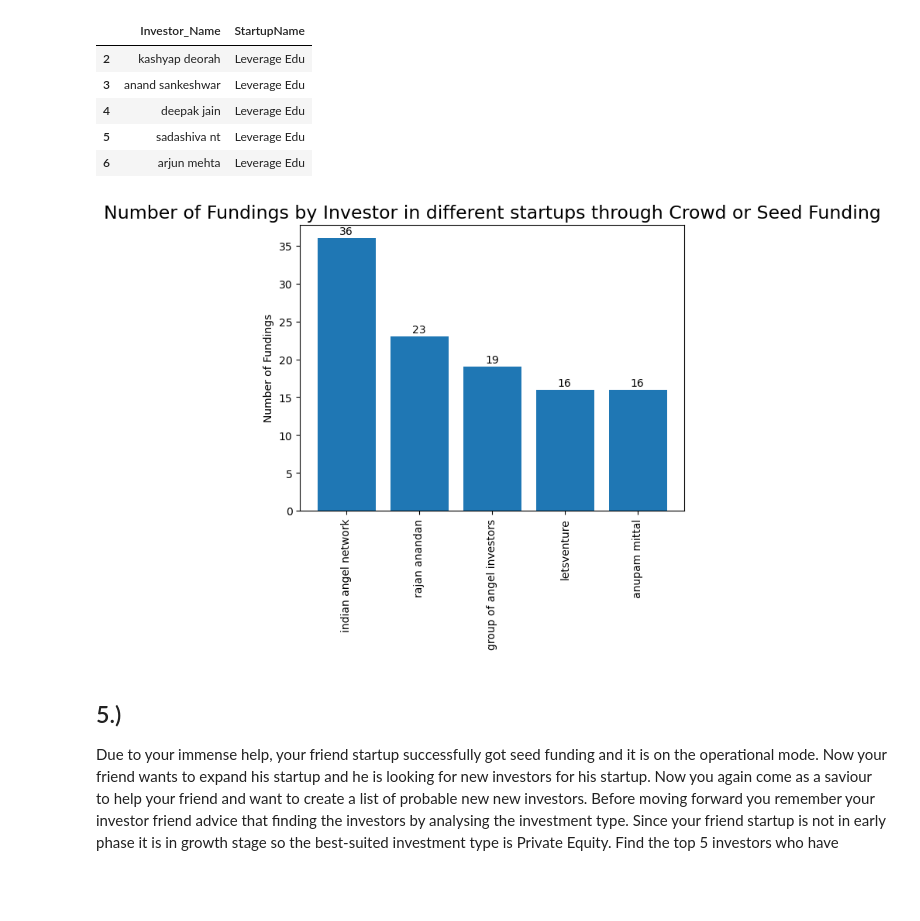
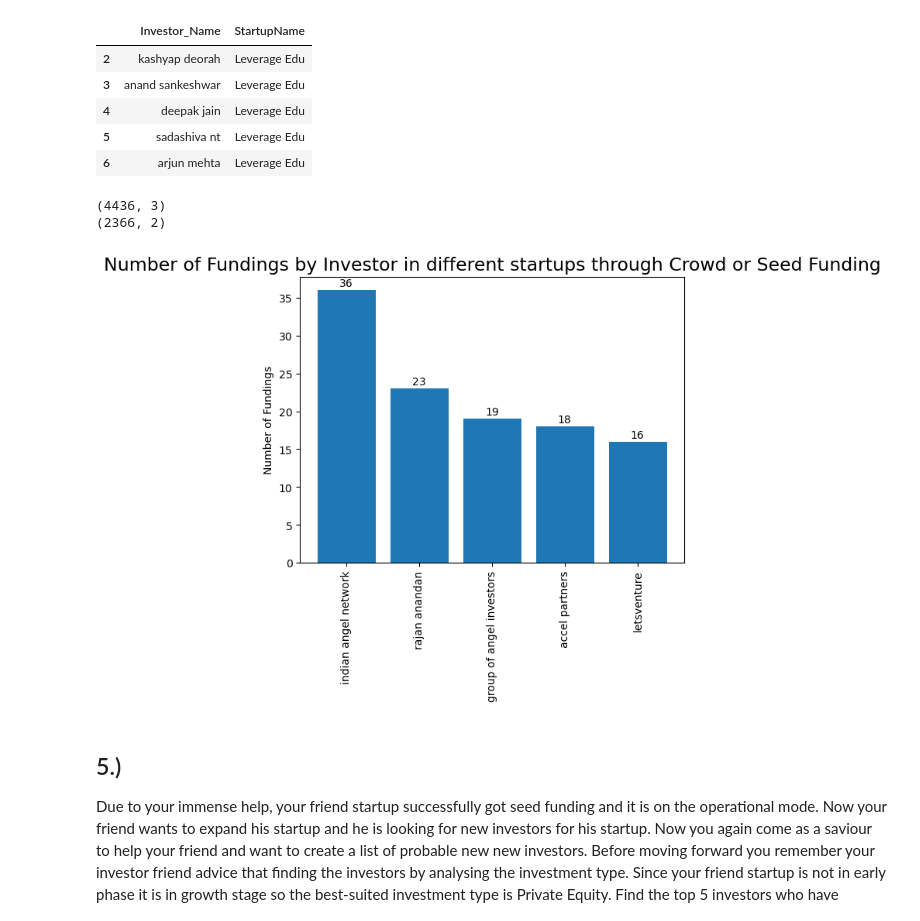
Before and after one commit to amithreddy93/Selenium_Project, a Jupyter notebook: Project - Case Study (Part - II).ipynb, the cells around one changed output. Saved outputs shown, nothing was run; the diff lists cells and outputs as text; code cells hidden in the pictures; blank space fills up the shorter version.

```diff
--- a/Project - Case Study (Part - II).ipynb
+++ b/Project - Case Study (Part - II).ipynb
@@ -291,25 +361,39 @@ plt.show()
 ## 4.)
 Even after putting so much effort in finding the probable investors, it didn't turn out to be helpful for your friend. So you went to your investor friend to understand the situation better and your investor friend explained to you about the different Investment Types and their features. This new information will be helpful in finding the right investor. Since your friend startup is at an early stage startup, the best-suited investment type would be - Seed Funding and Crowdfunding. Find the top 5 investors who have invested in a different number of startups and their investment type is Crowdfunding or Seed Funding. Correct spelling of investment types are - "Private Equity", "Seed Funding", "Debt Funding", and "Crowd Funding". Keep an eye for any spelling mistake. You can find this by printing unique values from this column. There are many errors in startup names. Ignore correcting all, just handle the important ones - Ola, Flipkart, Oyo and Paytm.
 # %%
+# Rename certain values in the 'InvestmentType' column
 df_new['InvestmentType'].replace("PrivateEquity","Private Equity",inplace=True)
 df_new['InvestmentType'].replace("SeedFunding","Seed Funding",inplace=True)
 df_new['InvestmentType'].replace("Crowd funding","Crowd Funding",inplace=True)
 
+# Create a new dataframe 'investors_data_new' with columns 'Investor_Name', 'StartupName', 'Invest_type'
 investors_data_new = pd.DataFrame(columns=['Investor_Name','StartupName','Invest_type'])
 
-
+# Loop through each row in the 'df_new' dataframe
 for row in df_new.index:
+    # Split the 'InvestorsName' column by ',' and loop through each investor name
     for i in df_new['InvestorsName'][row].split(','):
+        # If the investor name does not contain the word 'undisclosed', add a new row to 'investors_data_new' with the investor name, startup name, and investment type
         if 'undisclosed' not in i.lower():
             investors_data_new.loc[len(investors_data_new.index)] = [i.lower().strip(),df_new['StartupName'][row],df_new['InvestmentType'][row]]
 
-investors_data_new.loc[investors_data_new['Investor_Name'].str.contains('quoia') & ~investors_data_new['Investor_Name'].str.contains('and'), 'Investor_Name'] = 'sequoia capital'
-investors_data_new.loc[investors_data_new['Investor_Name'].str.contains('accel ') & ~investors_data_new['Investor_Name'].str.contains('and'), 'Investor_Name'] = 'accel partners'
-investors_data_new.loc[investors_data_new['Investor_Name'].str.contains('alaari ') & ~investors_data_new['Investor_Name'].str.contains('and'), 'Investor_Name'] = 'kalaari capital'
-investors_data_new.loc[investors_data_new['Investor_Name'].str.contains('saif') & ~investors_data_new['Investor_Name'].str.contains('and'), 'Investor_Name'] = 'saif partners'
-investors_data_new.loc[investors_data_new['Investor_Name'].str.contains('indian angel') & ~investors_data_new['Investor_Name'].str.contains('and'), 'Investor_Name'] = 'indian angel network'
+# Standardize investor names
+# create a list of substrings to search for
+substring_list = ['quoia', 'accel', 'alaari', 'saif', 'indian angel']
 
+# create a list of corresponding replacements
+replacement_list = ['sequoia capital', 'accel partners', 'kalaari capital', 'saif partners', 'indian angel network']
 
+# loop through the substrings and replacements, and replace the investor names
+for substring, replacement in zip(substring_list, replacement_list):
+    # create a boolean mask to filter rows containing the substring
+    mask = investors_data_new['Investor_Name'].str.contains(substring, case=False) & \
+           ~investors_data_new['Investor_Name'].str.contains('and', case=False)
+
+    # replace the investor names using the mask
+    investors_data_new.loc[mask, 'Investor_Name'] = replacement
+
+# Print the first few rows of the resulting dataframe
 investors_data_new.head()
 # %% [output]
 |  | Investor_Name | StartupName | Invest_type |
@@ -335,30 +419,45 @@ investors_data_new_seed_crowd.head()
 | 5 | sadashiva nt | Leverage Edu |
 | 6 | arjun mehta | Leverage Edu |
 # %%
+# Get the shape of the investors_data_new DataFrame
+print(investors_data_new.shape)
 
+# Create a new DataFrame to only include Seed Funding and Crowd Funding investments
+investors_data_new_seed_crowd = investors_data_new[investors_data_new['Invest_type'].isin(["Seed Funding","Crowd Funding"])][['Investor_Name','StartupName']]
+print(investors_data_new_seed_crowd.shape)
+investors_data_new_seed_crowd.head()
+
+# Drop any duplicate investor names in the new DataFrame
 investors_data_new_seed_crowd.drop_duplicates(keep='first', inplace=True)
+
+# Create a dictionary of investor names and the number of investments they've made
 dic=dict()
 for i in investors_data_new_seed_crowd['Investor_Name']:
     if i != "":
         dic[i]=dic.get(i,0)+1
 
+# Create a DataFrame of the top 5 investors by number of investments
 investor_funding = pd.DataFrame(sorted(dic.items(), key=lambda kv:(kv[1], kv[0]),reverse=True)[:5],
                                 columns=['Investor_Name','No_of_investments'])
 
+# Get the investor names and number of investments as NumPy arrays
 investor_names = np.array(investor_funding['Investor_Name'])
 no_of_fundings = np.array(investor_funding['No_of_investments'])
 
+# Create a bar chart of the top 5 investors by number of investments
 plt.bar(investor_names, no_of_fundings)
 plt.ylabel('Number of Fundings')
-plt.title('Number of Fundings by Investor in different startups through Crowd or Seed Funding',fontsize=17)
+plt.title('Number of Fundings by Investor in different startups through Crowd or Seed Funding', fontsize=17)
 plt.xticks(rotation=90)
 cell_values = []
 for i in no_of_fundings:
     cell_values.append(str(i))
 addlabels(investor_names, no_of_fundings)
 plt.show()
 # %% [output]
+(4436, 3)
+(2366, 2)
-[figure, old version]
+[figure, new version]
 # %% [markdown]
 ## 5.)
 Due to your immense help, your friend startup successfully got seed funding and it is on the operational mode. Now your friend wants to expand his startup and he is looking for new investors for his startup. Now you again come as a saviour to help your friend and want to create a list of probable new new investors. Before moving forward you remember your investor friend advice that finding the investors by analysing the investment type. Since your friend startup is not in early phase it is in growth stage so the best-suited investment type is Private Equity. Find the top 5 investors who have invested in a different number of startups and their investment type is Private Equity. Correct spelling of investment types are - "Private Equity", "Seed Funding", "Debt Funding", and "Crowd Funding". Keep an eye for any spelling mistake. You can find this by printing unique values from this column. There are many errors in startup names. Ignore correcting all, just handle the important ones - Ola, Flipkart, Oyo and Paytm.
```
Also changed, not shown: parts of 20 cells of this notebook.
